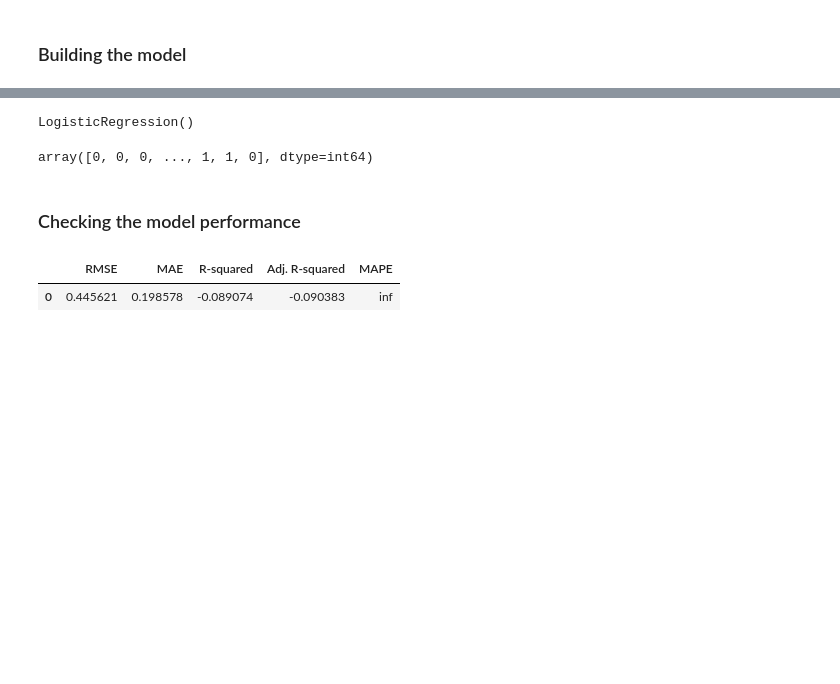
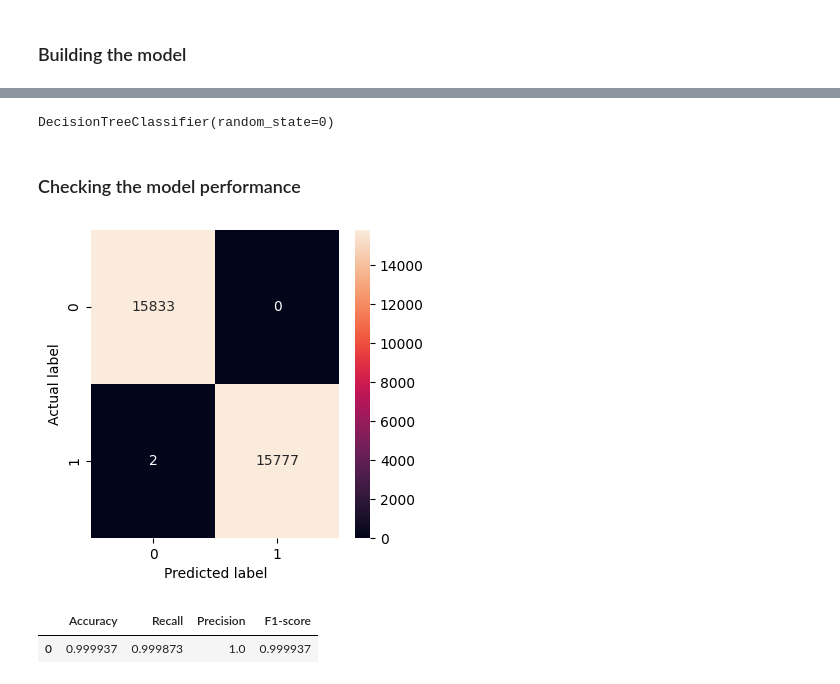
Before and after one commit to jerryola1/Logistic-Regression, a Jupyter notebook: Logistic-Regression.ipynb, the cells around one changed output, grey strips where cells are left out. Cells and saved outputs as stored; diff of their text form; code cells hidden in the pictures; blank space fills up the shorter version.

Commit message:
fixed some classification problems

```diff
--- a/Logistic-Regression.ipynb
+++ b/Logistic-Regression.ipynb
@@ -417,8 +467,8 @@ X_val.shape
 scaler = StandardScaler()
 
 # Transform the training, validation, and testing data
-X_train_scaled = scaler.fit_transform(X_train)
-X_val_scaled = scaler.transform(X_val)
-X_test_scaled = scaler.transform(X_test)
+X_train2 = scaler.fit_transform(X_train)
+X_val2 = scaler.transform(X_val)
+X_test2 = scaler.transform(X_test)
 # %%
 # train the model
@@ -427,8 +477,7 @@ from sklearn.metrics import r2_score, mean_squared_error, mean_absolute_error
 # %%
 # create an instance
-log_regression = LogisticRegression()
-
+dec_tree = DecisionTreeClassifier(random_state=0)
 # Train the model on the scaled training data
-log_regression.fit(X_train_scaled, y_train)
+dec_tree.fit(X_train_scaled, y_train_sm)
 # %% [output]
-LogisticRegression()
+DecisionTreeClassifier(random_state=0)
@@ -437,6 +484,2 @@ y_val_pred = log_regression.predict(X_val_scaled)
-# %%
-y_val_pred
-# %% [output]
-array([0, 0, 0, ..., 1, 1, 0], dtype=int64)
 # %% [markdown]
 ### Checking the model performance
@@ -445,7 +486,8 @@ from utils import model_performance_regression
 # %%
-log_reg_train = model_performance_regression(log_regression, X_train_scaled, y_train)
-log_reg_train
+dec_tree_train = model_performance_classification(dec_tree, X_train_scaled, y_train_sm)
+dec_tree_train
 # %% [output]
+[figure, added]
-|  | RMSE | MAE | R-squared | Adj. R-squared | MAPE |
-| 0 | 0.445621 | 0.198578 | -0.089074 | -0.090383 | inf |
+|  | Accuracy | Recall | Precision | F1-score |
+| 0 | 0.999937 | 0.999873 | 1.0 | 0.999937 |
 # %%
```
Also changed, not shown: parts of 70 cells of this notebook.
